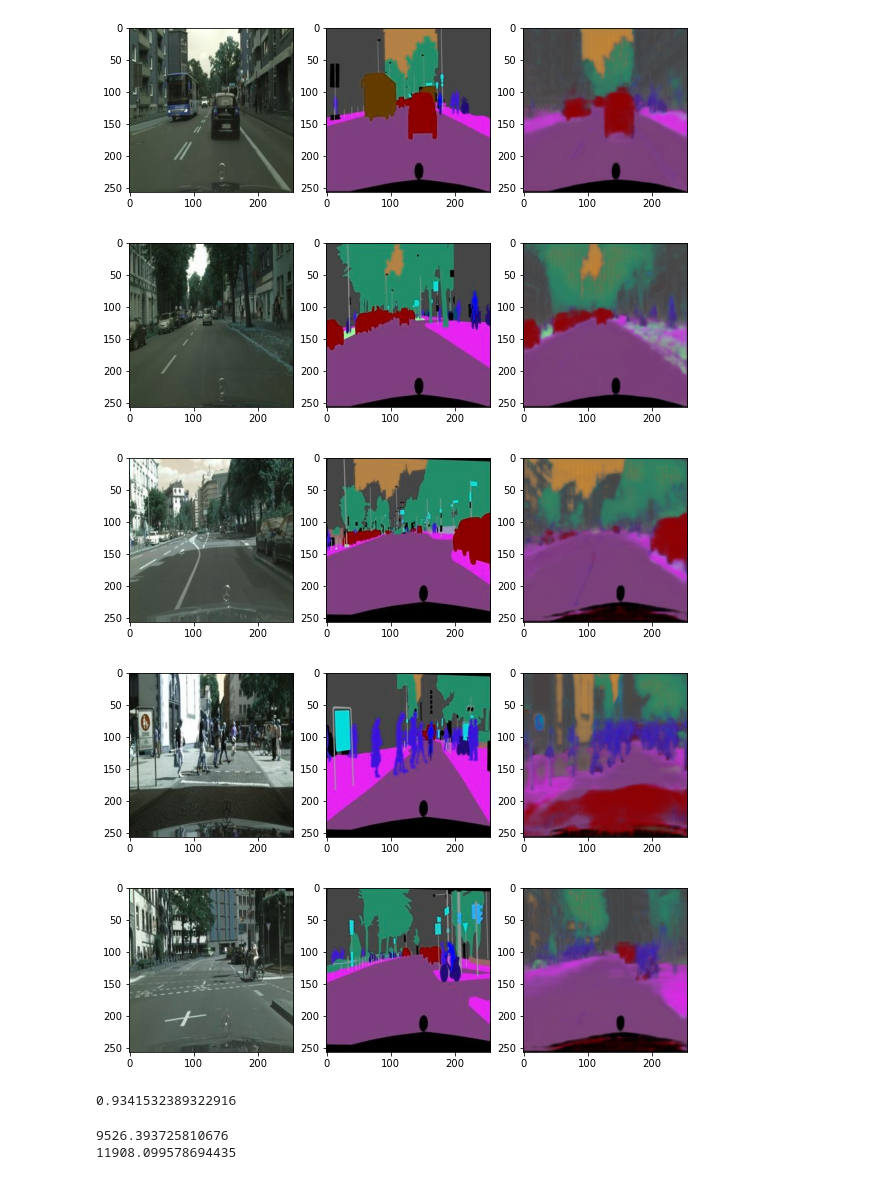
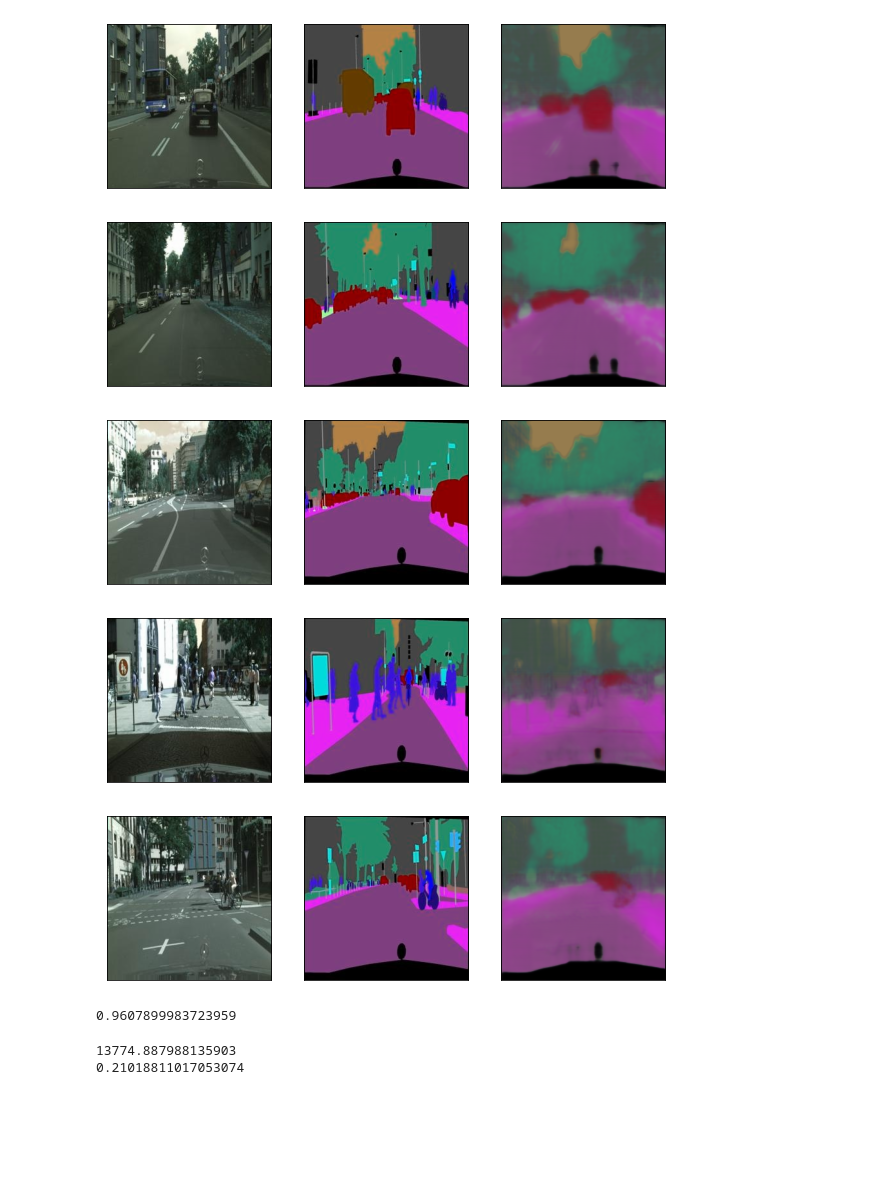
Before and after one commit to samuel-cowin/ECE228_Group10_Project, a Jupyter notebook: UNET/ECE228 Project.ipynb, the cells around one changed output. Saved outputs shown, nothing was run; the diff lists cells and outputs as text; code cells hidden in the pictures; blank space fills up the shorter version.

```diff
--- a/UNET/ECE228 Project.ipynb
+++ b/UNET/ECE228 Project.ipynb
@@ -401,4 +463,6 @@ ________________________________________________________________________________
 None
 # %%
 # Compile model with specified optimizer and loss
-model2.compile(optimizer='adam', loss='mse')
+optimizer2 = tf.keras.optimizers.Adam(learning_rate=0.01)
+metrics2 = ['accuracy']
+model2.compile(optimizer=optimizer2, loss='mse', metrics = metrics2)
@@ -432,0 +469,24 @@ plt.show()
+# %%
+datagen3 = tf.keras.preprocessing.image.ImageDataGenerator()
+
+datagen3.fit(x_train)
+
+datagen4 = tf.keras.preprocessing.image.ImageDataGenerator(
+#     rotation_range=20,
+#     width_shift_range=0.2,
+#     height_shift_range=0.2,
+    horizontal_flip=True
+)
+
+datagen4.fit(x_train)
+
+# Track model history as it trains
+h_21 = model2.fit(datagen3.flow(x_train, y_train, batch_size=32), \
+         steps_per_epoch=len(x_train) // 32, epochs=10, \
+              validation_data=datagen3.flow(x_val, y_val, batch_size=32))
+h_22 = model2.fit(datagen4.flow(x_train, y_train, batch_size=32), \
+         steps_per_epoch=len(x_train) // 32, epochs=5, \
+              validation_data=datagen4.flow(x_val, y_val, batch_size=32))
+
+# Save the weights
+model2.save_weights('./checkpoints/UNET')
@@ -433,38 +534,49 @@ plt.show()
 # %%
 #show the result
 pp2 = model2.predict(x_test[:5,:,:,:], batch_size=1)
 
 ni = 5
 for k in range(ni):
-
     plt.figure(figsize=(10,30))
     plt.subplot(ni,3,1+k*3)
     plt.imshow(x_test[k])
+    figure = plt.gca()
+    x_axis = figure.axes.get_xaxis()
+    x_axis.set_visible(False)
+    y_axis = figure.axes.get_yaxis()
+    y_axis.set_visible(False)
     plt.subplot(ni,3,2+k*3)
     plt.imshow(y_test[k])
+    figure = plt.gca()
+    x_axis = figure.axes.get_xaxis()
+    x_axis.set_visible(False)
+    y_axis = figure.axes.get_yaxis()
+    y_axis.set_visible(False)
     plt.subplot(ni,3,3+k*3)
     plt.imshow(pp2[k])
+    figure = plt.gca()
+    x_axis = figure.axes.get_xaxis()
+    x_axis.set_visible(False)
+    y_axis = figure.axes.get_yaxis()
+    y_axis.set_visible(False)
 # %% [output]
-[figure, old version]
+[figure, new version]
-[figure, old version]
+[figure, new version]
-[figure, old version]
+[figure, new version]
-[figure, old version]
+[figure, new version]
-[figure, old version]
+[figure, new version]
 # %%
-intersection = np.logical_and(y_test[:5,:,:,:], pp2)
-union = np.logical_or(y_test[:5,:,:,:], pp2)
+intersection = np.logical_and(y_test[1,:,:,:], pp2)
+union = np.logical_or(y_test[1,:,:,:], pp2)
 iou_score = np.sum(intersection) / np.sum(union)
 print(iou_score)
 # %% [output]
-0.9341532389322916
+0.9607899983723959
 # %%
-diff = y_test[1] - pp[1]
-m_norm = np.sum(abs(diff))
-print(m_norm)
-
 diff2 = y_test[1] - pp2[1]
 m_norm2 = np.sum(abs(diff2))
 print(m_norm2)
+print(m_norm2/(256*256))
 # %% [output]
-9526.393725810676
-11908.099578694435
+13774.887988135903
+0.21018811017053074
```
Also changed, not shown: parts of 15 cells of this notebook, 1 other file.
